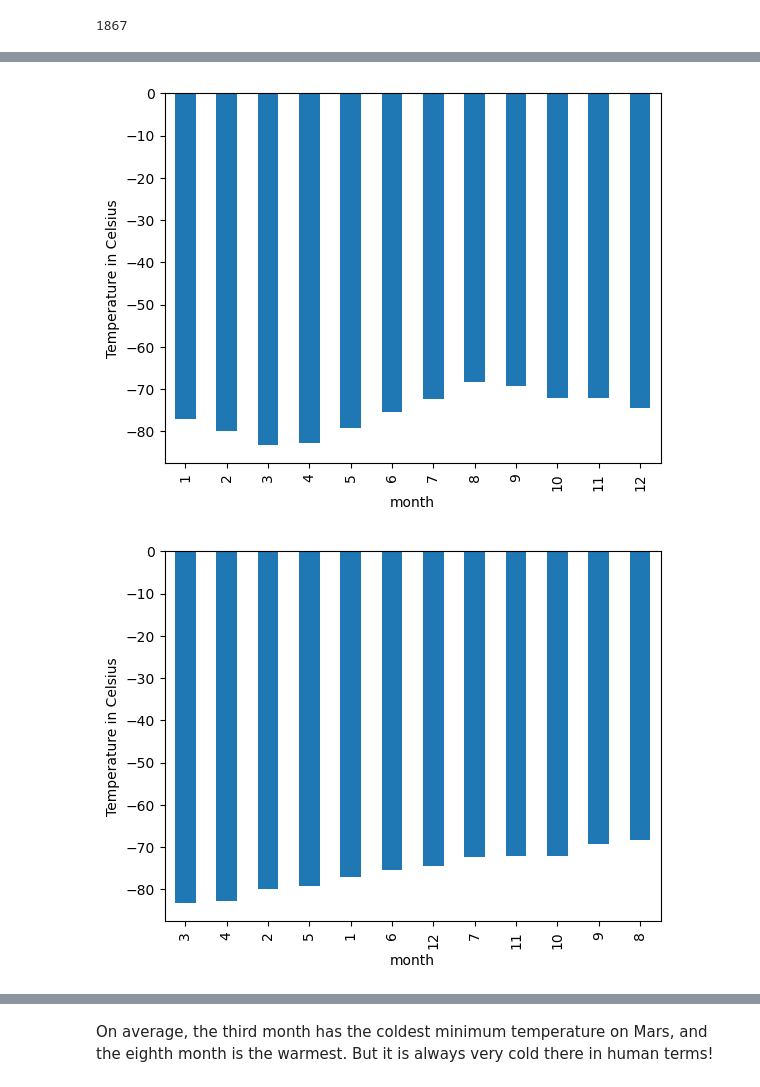
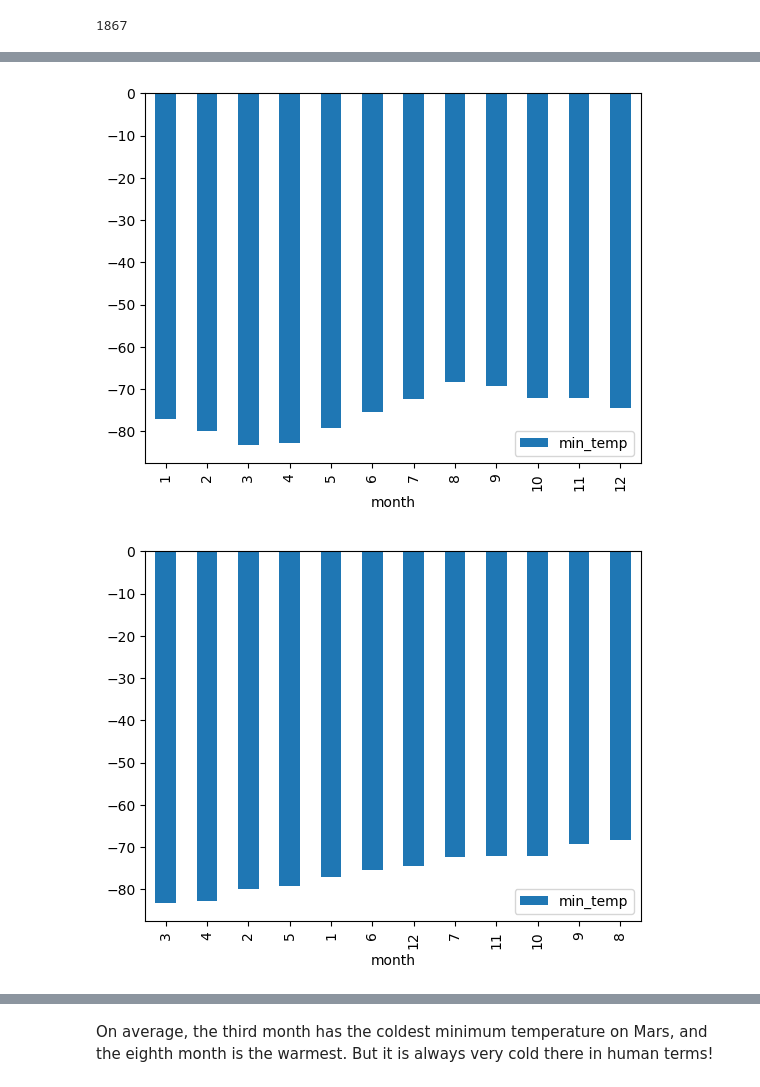
Before and after one commit to mbedino99/Mars_News, a Jupyter notebook: part_2_mars_weather.ipynb, the cells around one changed output, grey strips where cells are left out. Drawn from its saved outputs; the diff is of its cells as text; code cells hidden in the pictures.

```diff
--- a/part_2_mars_weather.ipynb
+++ b/part_2_mars_weather.ipynb
@@ -69,4 +102,5 @@ mars_data
 # %%
 # Create a Pandas DataFrame by using the list of rows and a list of the column names
+mars_df = pd.DataFrame(mars_data, columns=['id', 'terrestrial_date', 'sol', 'ls', 'month', 'min_temp', 'pressure'])
 # %%
 # Confirm DataFrame was created successfully
@@ -96,5 +132,6 @@ pressure            object
 dtype: object
 # %%
 # Change data types for data analysis
+mars_df = mars_df.astype({'terrestrial_date': 'datetime64','sol': 'int64', 'ls': 'int64', 'month': 'int64', 'min_temp': 'float64', 'pressure': 'float64'})
 # %%
 # Confirm type changes were successful by examining data types again
@@ -125,4 +163,6 @@ Analyze your dataset by using Pandas functions to answer the following questions
     * Visually estimate the result by plotting the daily minimum temperature.
 # %%
 # 1. How many months are there on Mars?
+mars_df = mars_df.sort_values(by=['month'], ascending=True)
+mars_df.value_counts(['month'], sort=True)
 # %% [output]
@@ -145,4 +187,7 @@ Name: month, dtype: int64
 1867
 # %%
 # 3. What is the average low temperature by month?
+temp_df = mars_df.loc[:, ['month', 'min_temp']]
+mars_temp_mean = temp_df.groupby(['month']).mean()
+mars_temp_mean
 # %% [output]
@@ -163,10 +208,14 @@ Name: min_temp, dtype: float64
 # %%
 # Plot the average temperature by month
+mars_temp_mean.sort_values(by= 'month').plot.bar()
+plt.show()
 # %% [output]
-[figure, old version]
+[figure, new version]
 # %%
 # Identify the coldest and hottest months in Curiosity's location
+mars_temp_mean.sort_values(by= 'min_temp').plot.bar()
+plt.show()
 # %% [output]
-[figure, old version]
+[figure, new version]
 # %%
 # 4. Average pressure by Martian month
```
Also changed, not shown: parts of 13 cells of this notebook, 2 other files.
